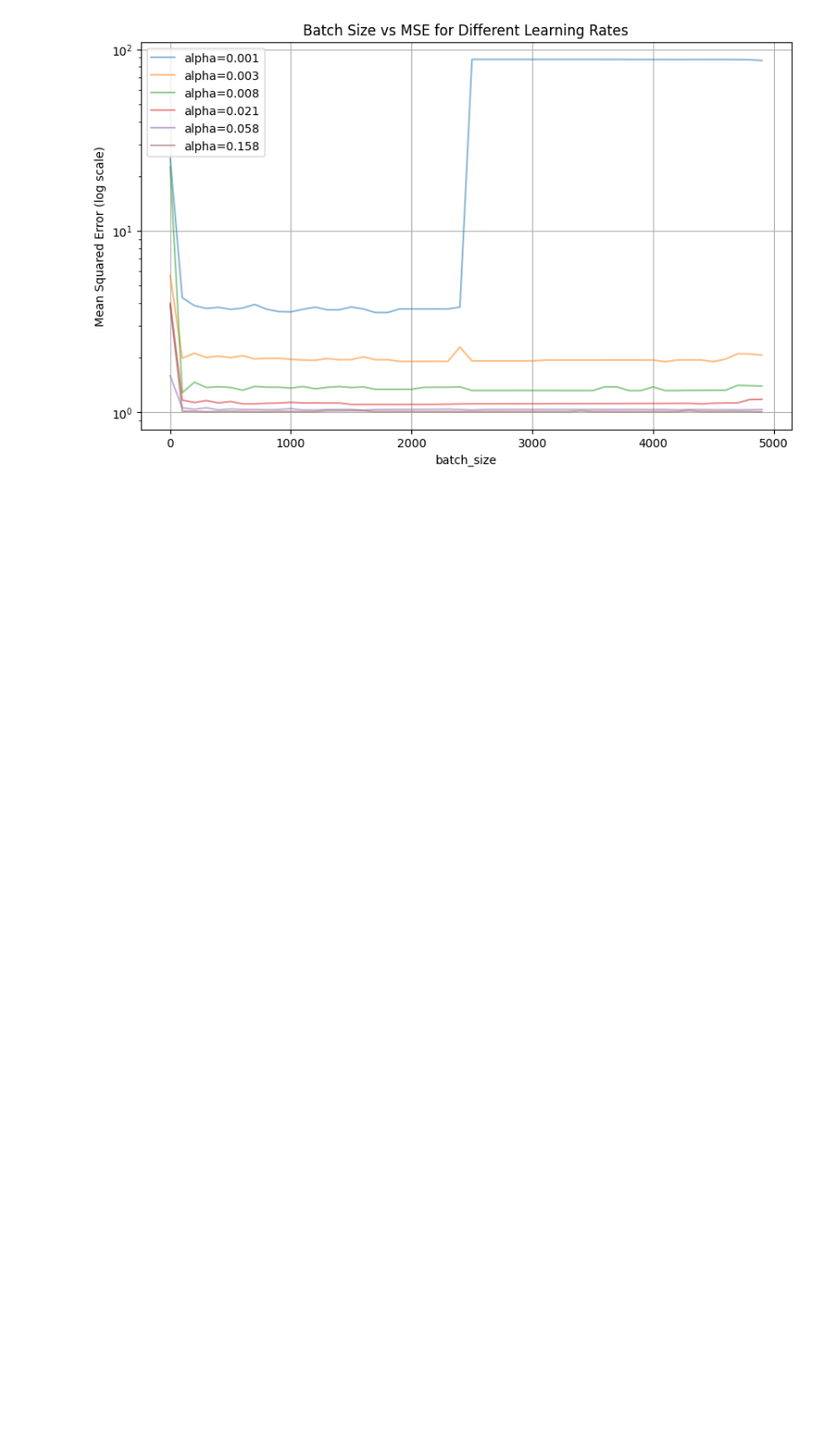
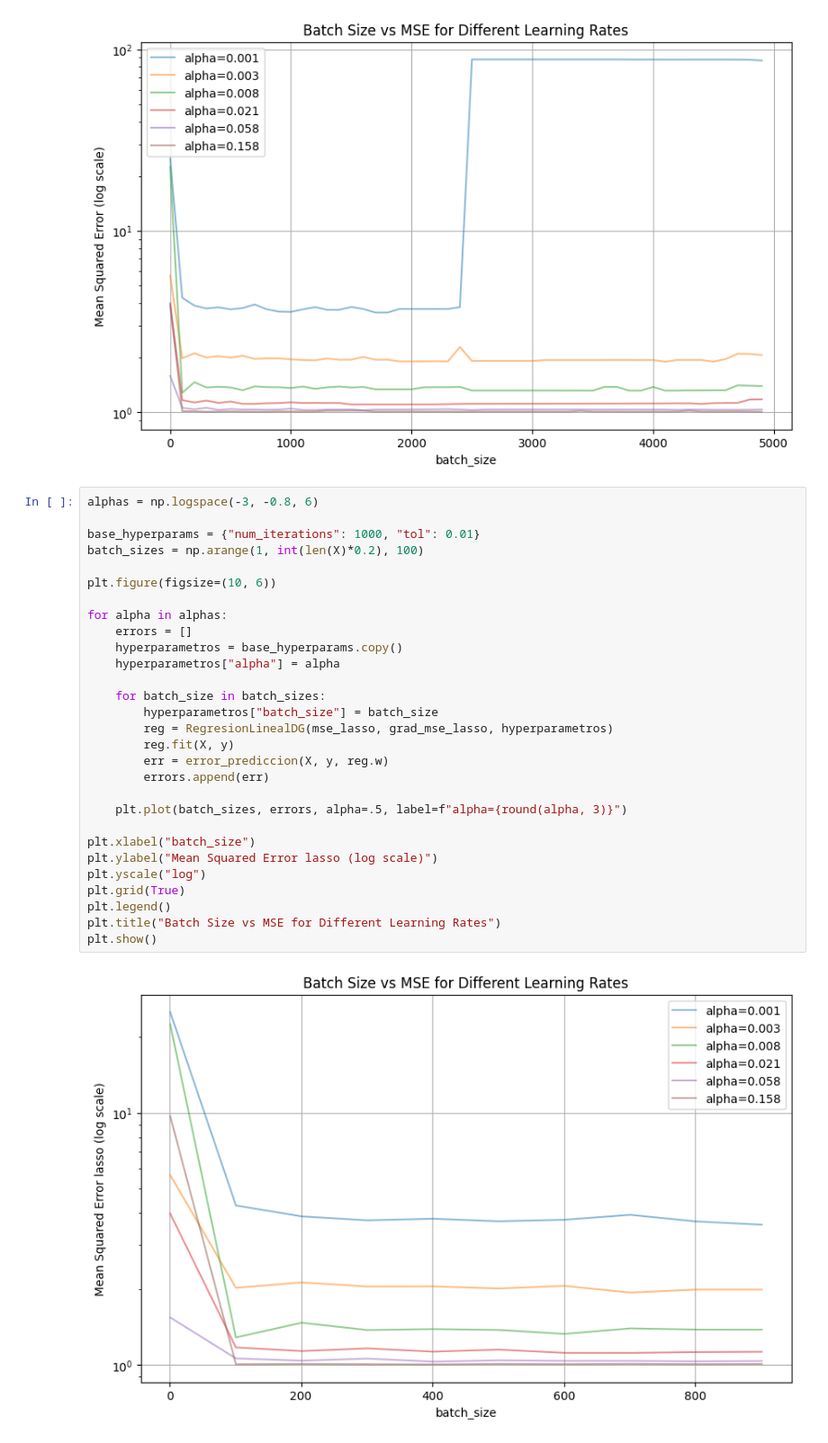
Before and after one commit to aaronbernal28/Aprendizaje-Autom-tico-1, a Jupyter notebook: notebooks/notebook_08_descenso_gradiente-published.ipynb, the cells around one changed output. Shown at 90% size. Saved outputs shown, nothing was run; the diff lists cells and outputs as text; blank space fills up the shorter version.

```diff
--- a/notebooks/notebook_08_descenso_gradiente-published.ipynb
+++ b/notebooks/notebook_08_descenso_gradiente-published.ipynb
@@ -402,3 +402,34 @@ plt.title("Batch Size vs MSE for Different Learning Rates")
 plt.show()
 # %% [output]
 [figure]
+# %%
+alphas = np.logspace(-3, -0.8, 6)
+
+base_hyperparams = {"num_iterations": 1000, "tol": 0.01}
+batch_sizes = np.arange(1, int(len(X)*0.2), 100)
+
+plt.figure(figsize=(10, 6))
+
+for alpha in alphas:
+    errors = []
+    hyperparametros = base_hyperparams.copy()
+    hyperparametros["alpha"] = alpha
+
+    for batch_size in batch_sizes:
+        hyperparametros["batch_size"] = batch_size
+        reg = RegresionLinealDG(mse_lasso, grad_mse_lasso, hyperparametros)
+        reg.fit(X, y)
+        err = error_prediccion(X, y, reg.w)
+        errors.append(err)
+
+    plt.plot(batch_sizes, errors, alpha=.5, label=f"alpha={round(alpha, 3)}")
+
+plt.xlabel("batch_size")
+plt.ylabel("Mean Squared Error lasso (log scale)")
+plt.yscale("log")
+plt.grid(True)
+plt.legend()
+plt.title("Batch Size vs MSE for Different Learning Rates")
+plt.show()
+# %% [output]
+[figure, added]
```
Also changed, not shown: parts of 1 cell of this notebook, 2 other files.
